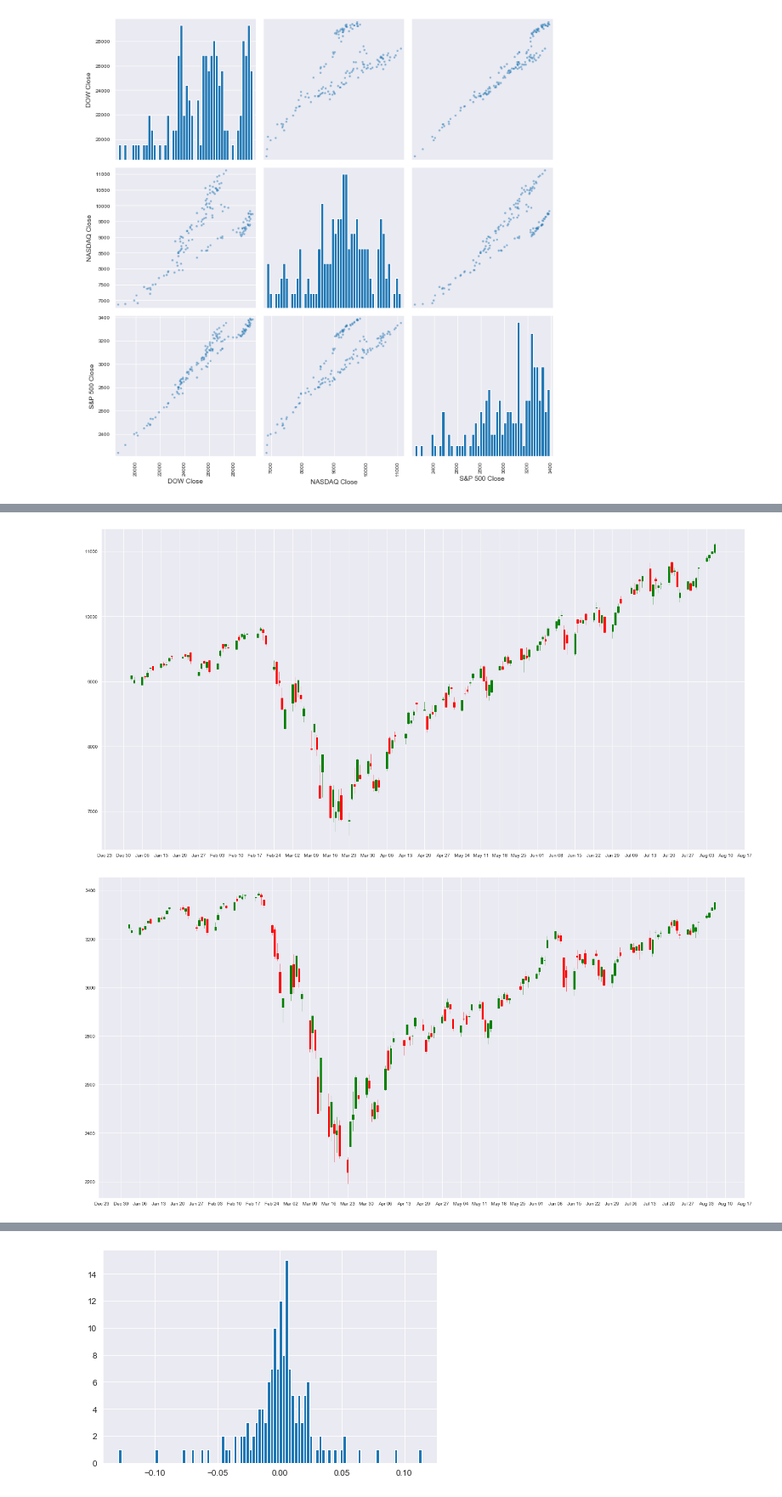
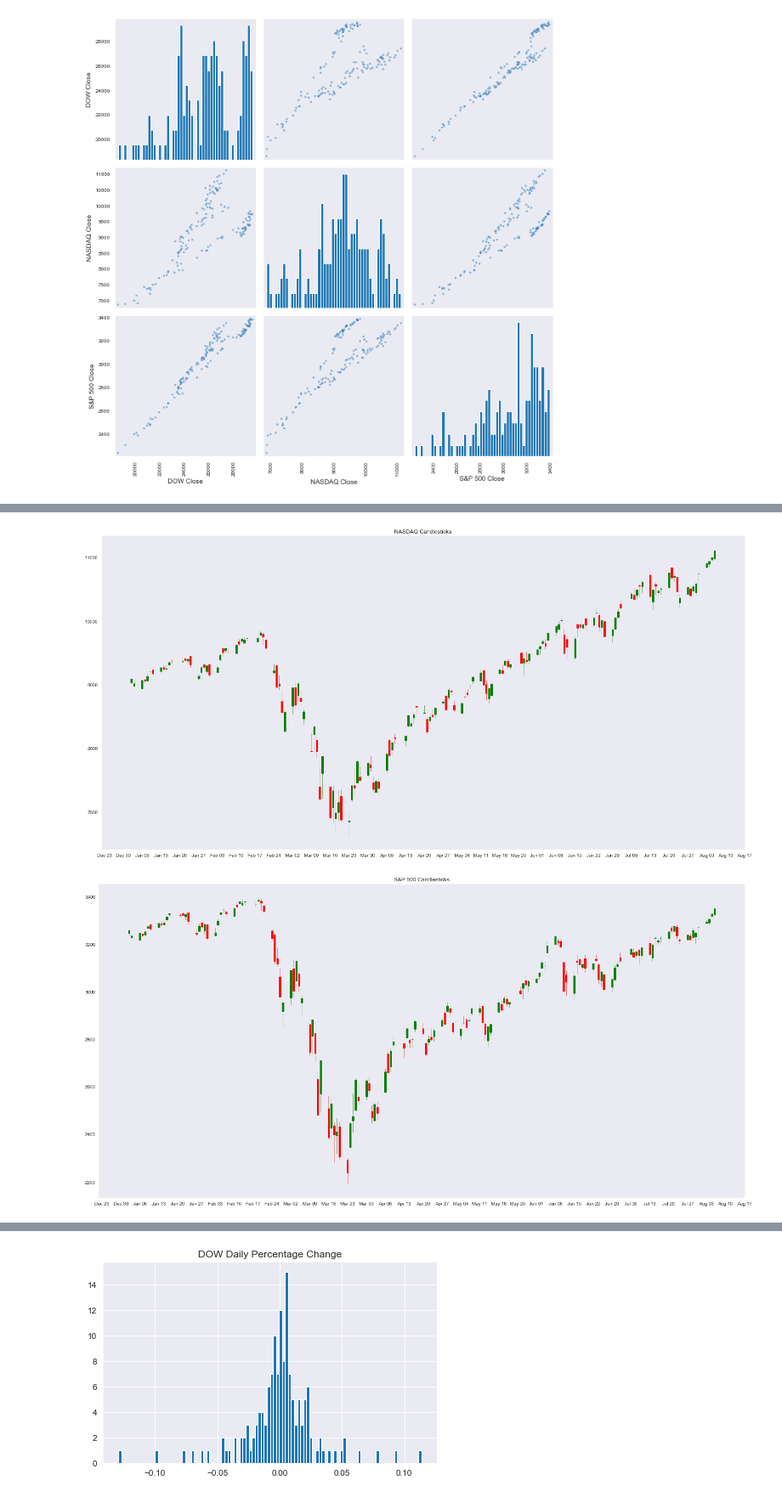
Before and after one commit to nsheikh23/COVID_StockMarket_Analysis, a Jupyter notebook: MainScript.ipynb, the cells around one changed output, grey strips where cells are left out. Shown at 85% size. Saved outputs shown, nothing was run; the diff lists cells and outputs as text; code cells hidden in the pictures.

```diff
--- a/MainScript.ipynb
+++ b/MainScript.ipynb
@@ -468,10 +455,12 @@ ax.xaxis.set_major_formatter(weekFormatter)
 
 # Candlestick
 candlestick_ohlc(ax, NDX_values, width=0.6, colorup='g', colordown='r')
+plt.title("NASDAQ Candlesticks")
 plt.tight_layout()
+plt.savefig("Figures/Figure14")
 plt.show()
 # %% [output]
-[figure, old version]
+[figure, new version]
 # %%
 # Creating a new df to use for candlesticks
 # Resetting index
@@ -492,10 +481,12 @@ ax.xaxis.set_major_formatter(weekFormatter)
 
 # Candlestick
 candlestick_ohlc(ax, SPX_values, width=0.6, colorup='g', colordown='r')
+plt.title("S&P 500 Candlesticks")
 plt.tight_layout()
+plt.savefig("Figures/Figure15")
 plt.show()
 # %% [output]
-[figure, old version]
+[figure, new version]
 # %%
 # Daily Percentage Change(rt)= (pt/(pt-1))-1
 # Calculating the return from the Close price column
@@ -514,10 +505,12 @@ SPX.head()
 # %%
 # Histogram of DOW Daily Percentage Change
 DJI['Returns'].hist(bins=100)
+plt.title("DOW Daily Percentage Change")
 plt.tight_layout()
+plt.savefig("Figures/Figure16")
 plt.show()
 # %% [output]
-[figure, old version]
+[figure, new version]
 # %%
 # Histogram of NASDAQ Daily Percentage Change
 NDX['Returns'].hist(bins=100)
```
Also changed, not shown: parts of 27 cells of this notebook, 25 other files.
